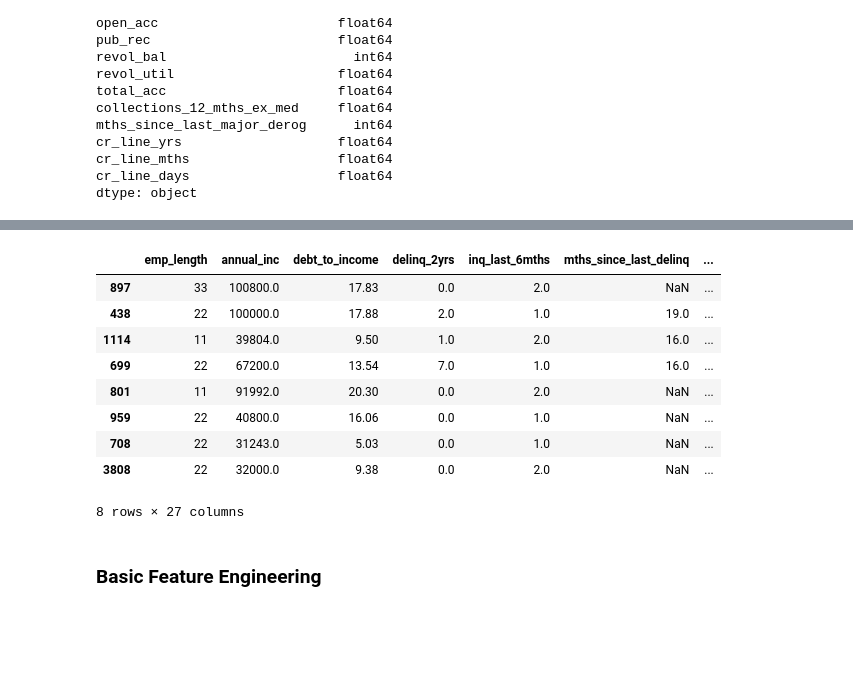
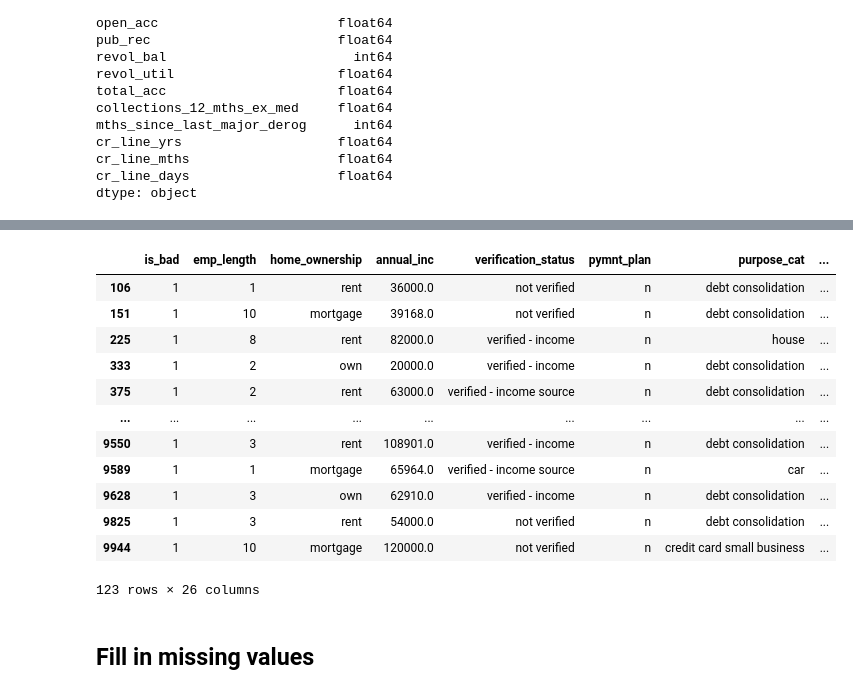
Before and after one commit to ryanrusson/lendingclub, a Jupyter notebook: eda.ipynb, the cells around one changed output, grey strips where cells are left out. Drawn from its saved outputs; the diff is of its cells as text; code cells hidden in the pictures; blank space fills up the shorter version.

```diff
--- a/eda.ipynb
+++ b/eda.ipynb
@@ -70,6 +133,8 @@ Text(0, 0.5, 'data type')
 def convert_num(x):
     try:
         x = int(x)
+        if x > 10:
+            x = 10
     except:
         x = 0
 
@@ -80,12 +149,14 @@ df['emp_length'] = df.emp_length.apply(convert_num)
 # Now list out the final numerical and categorical columns
 num_cols = list(df._get_numeric_data().columns)
 cat_cols = list(set(df.columns) - set(df._get_numeric_data().columns))
-cat_cols.remove('is_bad')
+num_cols.remove('is_bad')
 target = ['is_bad']
 # %%
 # Make sure all categorical columns that contain text have the same case
 for cat_col in cat_cols:
     df[cat_col] = df[cat_col].str.lower()
+# %%
+df[cat_col] = df[cat_col].astype(str)  # also just make sure they are in fact strings
 # %%
 df.dtypes
 # %% [output]
@@ -162,26 +217,0 @@ if not os.path.exists(profile_file):
-# %%
-# Drop 'Notes' and 'purpose' for now, there may be useful info there to mine, but not enough time right now
-try:
-    df.drop(['Notes', 'purpose'], axis=1, inplace=True)
-    cat_cols.remove('Notes')
-    cat_cols.remove('purpose')
-except:
-    pass
-
-df[cat_cols] = df[cat_cols].astype(str)
-df[target] = df[target].astype(int)
-
-# Save off the data as a checkpoint
-df.to_pickle("./data/baseline_data.pkl")
-df.to_csv("./data/baseline_data.csv")
-
-# Basic label encoder to fire off a quick model (will likely be horrible)
-from sklearn.preprocessing import LabelEncoder
-lencoder = LabelEncoder()
-lencoded = df[cat_cols].apply(lencoder.fit_transform)
-
-enc_df = df[num_cols+target].join(lencoded)
-enc_df.head()
-
-enc_df.to_pickle("./data/enc_baseline_data.pkl")
-enc_df.to_csv("./data/enc_baseline_data.csv")
@@ -260,15 +330,16 @@ Name: is_bad, dtype: float64
 # %%
-enc_df.query('emp_length > 10 and is_bad == 1')
+df.query('mths_since_last_record >= 0 and is_bad == 1')
 # %% [output]
-|  | emp_length | annual_inc | debt_to_income | delinq_2yrs | inq_last_6mths | mths_since_last_delinq | ... |
-| 897 | 33 | 100800.0 | 17.83 | 0.0 | 2.0 | NaN | ... |
-| 438 | 22 | 100000.0 | 17.88 | 2.0 | 1.0 | 19.0 | ... |
-| 1114 | 11 | 39804.0 | 9.50 | 1.0 | 2.0 | 16.0 | ... |
-| 699 | 22 | 67200.0 | 13.54 | 7.0 | 1.0 | 16.0 | ... |
-| 801 | 11 | 91992.0 | 20.30 | 0.0 | 2.0 | NaN | ... |
-| 959 | 22 | 40800.0 | 16.06 | 0.0 | 1.0 | NaN | ... |
-| 708 | 22 | 31243.0 | 5.03 | 0.0 | 1.0 | NaN | ... |
-| 3808 | 22 | 32000.0 | 9.38 | 0.0 | 2.0 | NaN | ... |
+|  | is_bad | emp_length | home_ownership | annual_inc | verification_status | pymnt_plan | purpose_cat | ... |
+| 106 | 1 | 1 | rent | 36000.0 | not verified | n | debt consolidation | ... |
+| 151 | 1 | 10 | mortgage | 39168.0 | not verified | n | debt consolidation | ... |
+| 225 | 1 | 8 | rent | 82000.0 | verified - income | n | house | ... |
+| 333 | 1 | 2 | own | 20000.0 | verified - income | n | debt consolidation | ... |
+| 375 | 1 | 2 | rent | 63000.0 | verified - income source | n | debt consolidation | ... |
+| ... | ... | ... | ... | ... | ... | ... | ... | ... |
+| 9550 | 1 | 3 | rent | 108901.0 | verified - income | n | debt consolidation | ... |
+| 9589 | 1 | 1 | mortgage | 65964.0 | verified - income source | n | car | ... |
+| 9628 | 1 | 3 | own | 62910.0 | verified - income | n | debt consolidation | ... |
+| 9825 | 1 | 3 | rent | 54000.0 | not verified | n | debt consolidation | ... |
+| 9944 | 1 | 10 | mortgage | 120000.0 | not verified | n | credit card small business | ... |
-8 rows × 27 columns
+123 rows × 26 columns
-# %% [markdown]
-### Basic Feature Engineering
@@ -278,3 +346,5 @@ df.drop('emp_title', axis=1, inplace=True)
+# %% [markdown]
+## Fill in missing values
 # %%
 df['delinq_2yrs'] = df.delinq_2yrs.fillna(0)
 
```
Also changed, not shown: parts of 43 cells of this notebook, 32 other files.
